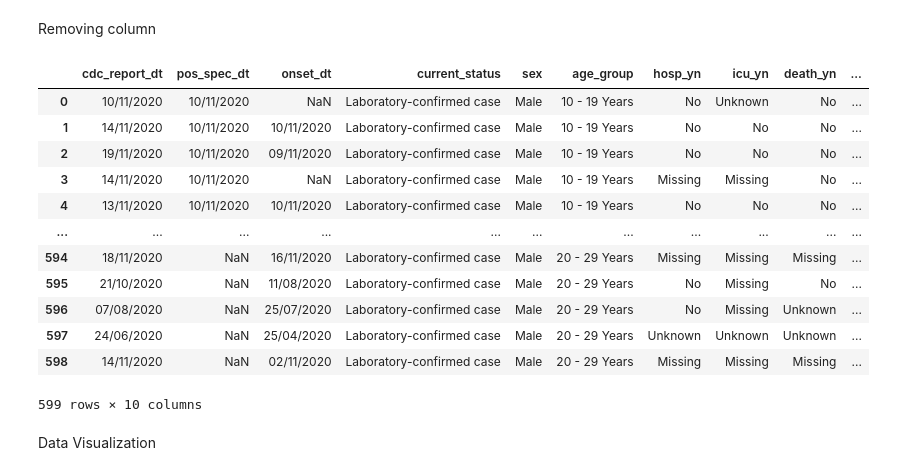
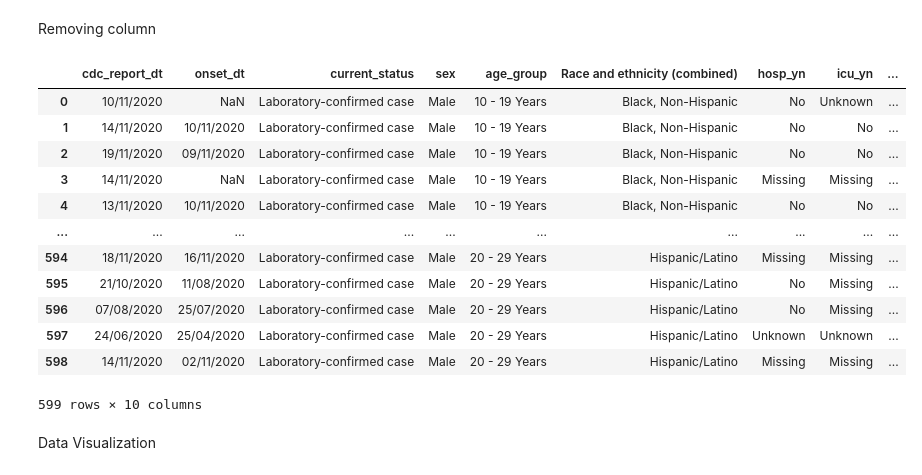
Before and after one commit to krisanndesiderio/SYSTEM-TRON, a Jupyter notebook: COVID19_Case_Surveillance_Public_Use_Data.ipynb, the cells around one changed output. Saved outputs shown, nothing was run; the diff lists cells and outputs as text; code cells hidden in the pictures.

```diff
--- a/COVID19_Case_Surveillance_Public_Use_Data.ipynb
+++ b/COVID19_Case_Surveillance_Public_Use_Data.ipynb
@@ -51,21 +51,21 @@ dtype: int64
 # %% [markdown]
 Removing column
 # %%
-dataset.drop(['Race and ethnicity (combined)'], axis = 1, inplace=True)
+dataset.drop(['pos_spec_dt'], axis = 1, inplace=True)
 dataset.head(600)
 # %% [output]
-|  | cdc_report_dt | pos_spec_dt | onset_dt | current_status | sex | age_group | hosp_yn | icu_yn | death_yn | ... |
-| 0 | 10/11/2020 | 10/11/2020 | NaN | Laboratory-confirmed case | Male | 10 - 19 Years | No | Unknown | No | ... |
-| 1 | 14/11/2020 | 10/11/2020 | 10/11/2020 | Laboratory-confirmed case | Male | 10 - 19 Years | No | No | No | ... |
-| 2 | 19/11/2020 | 10/11/2020 | 09/11/2020 | Laboratory-confirmed case | Male | 10 - 19 Years | No | No | No | ... |
-| 3 | 14/11/2020 | 10/11/2020 | NaN | Laboratory-confirmed case | Male | 10 - 19 Years | Missing | Missing | No | ... |
-| 4 | 13/11/2020 | 10/11/2020 | 10/11/2020 | Laboratory-confirmed case | Male | 10 - 19 Years | No | No | No | ... |
-| ... | ... | ... | ... | ... | ... | ... | ... | ... | ... | ... |
-| 594 | 18/11/2020 | NaN | 16/11/2020 | Laboratory-confirmed case | Male | 20 - 29 Years | Missing | Missing | Missing | ... |
-| 595 | 21/10/2020 | NaN | 11/08/2020 | Laboratory-confirmed case | Male | 20 - 29 Years | No | Missing | No | ... |
-| 596 | 07/08/2020 | NaN | 25/07/2020 | Laboratory-confirmed case | Male | 20 - 29 Years | No | Missing | Unknown | ... |
-| 597 | 24/06/2020 | NaN | 25/04/2020 | Laboratory-confirmed case | Male | 20 - 29 Years | Unknown | Unknown | Unknown | ... |
-| 598 | 14/11/2020 | NaN | 02/11/2020 | Laboratory-confirmed case | Male | 20 - 29 Years | Missing | Missing | Missing | ... |
+|  | cdc_report_dt | onset_dt | current_status | sex | age_group | Race and ethnicity (combined) | hosp_yn | icu_yn | ... |
+| 0 | 10/11/2020 | NaN | Laboratory-confirmed case | Male | 10 - 19 Years | Black, Non-Hispanic | No | Unknown | ... |
+| 1 | 14/11/2020 | 10/11/2020 | Laboratory-confirmed case | Male | 10 - 19 Years | Black, Non-Hispanic | No | No | ... |
+| 2 | 19/11/2020 | 09/11/2020 | Laboratory-confirmed case | Male | 10 - 19 Years | Black, Non-Hispanic | No | No | ... |
+| 3 | 14/11/2020 | NaN | Laboratory-confirmed case | Male | 10 - 19 Years | Black, Non-Hispanic | Missing | Missing | ... |
+| 4 | 13/11/2020 | 10/11/2020 | Laboratory-confirmed case | Male | 10 - 19 Years | Black, Non-Hispanic | No | No | ... |
+| ... | ... | ... | ... | ... | ... | ... | ... | ... | ... |
+| 594 | 18/11/2020 | 16/11/2020 | Laboratory-confirmed case | Male | 20 - 29 Years | Hispanic/Latino | Missing | Missing | ... |
+| 595 | 21/10/2020 | 11/08/2020 | Laboratory-confirmed case | Male | 20 - 29 Years | Hispanic/Latino | No | Missing | ... |
+| 596 | 07/08/2020 | 25/07/2020 | Laboratory-confirmed case | Male | 20 - 29 Years | Hispanic/Latino | No | Missing | ... |
+| 597 | 24/06/2020 | 25/04/2020 | Laboratory-confirmed case | Male | 20 - 29 Years | Hispanic/Latino | Unknown | Unknown | ... |
+| 598 | 14/11/2020 | 02/11/2020 | Laboratory-confirmed case | Male | 20 - 29 Years | Hispanic/Latino | Missing | Missing | ... |
 599 rows × 10 columns
 # %% [markdown]
 Data Visualization
```
Also changed, not shown: parts of 3 cells of this notebook.
